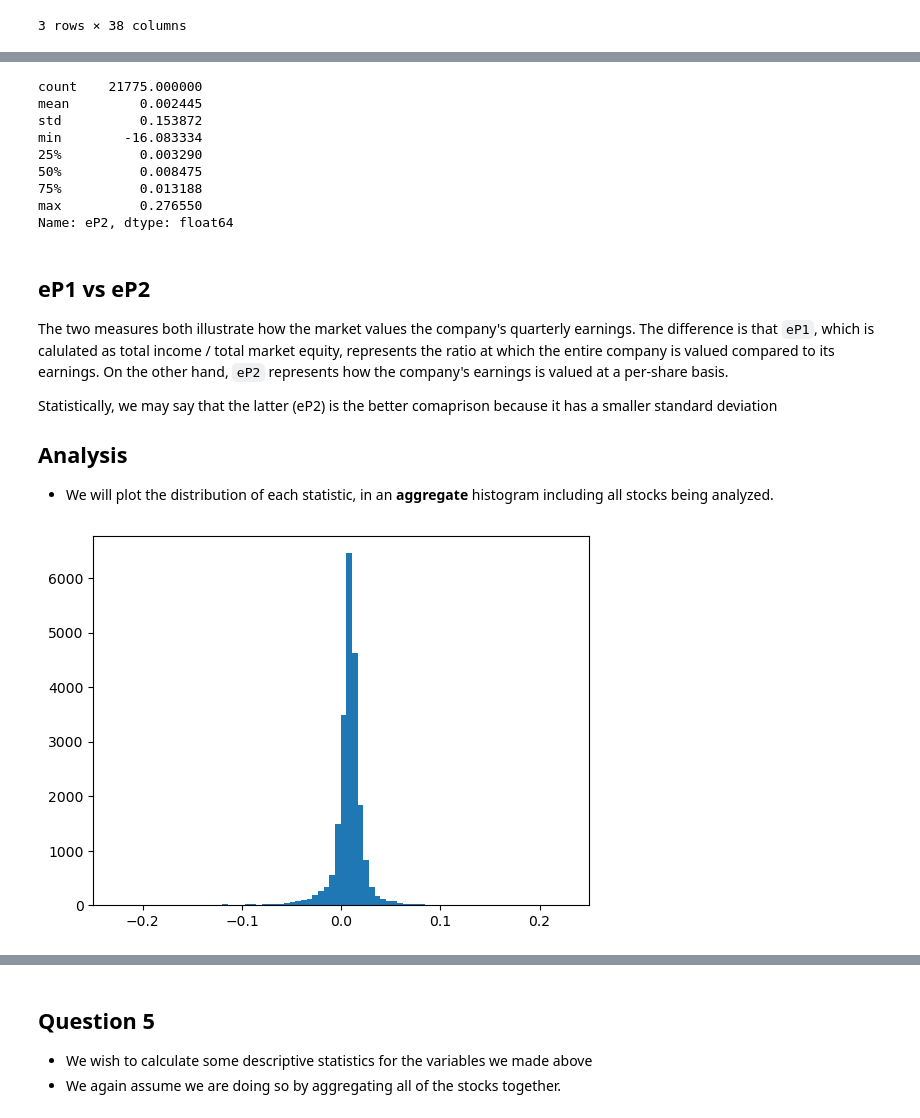
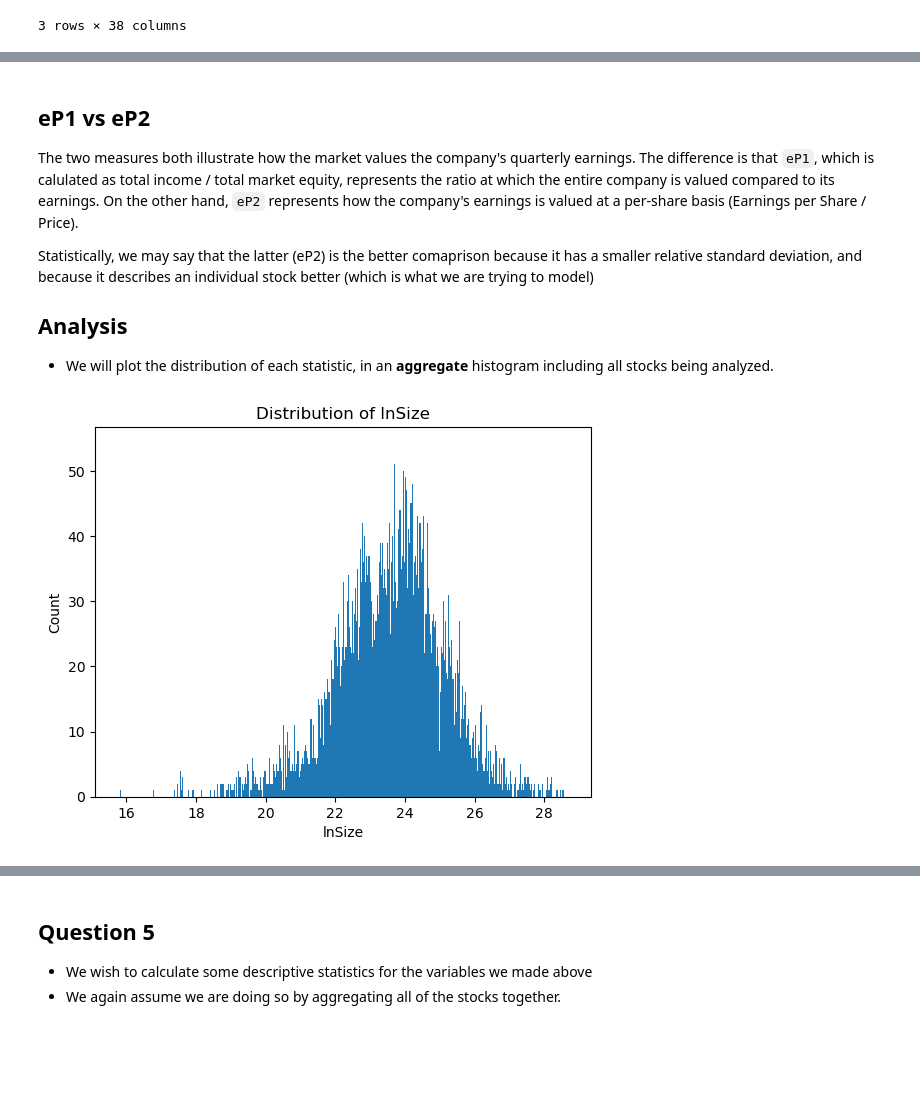
Before and after one commit to uWaterloo-CFM/CFM-301, a Jupyter notebook: Assignment 2/Assignment 2.ipynb, the cells around one changed output, grey strips where cells are left out. Drawn from its saved outputs; the diff is of its cells as text; code cells hidden in the pictures; blank space fills up the shorter version.

```diff
--- a/Assignment 2/Assignment 2.ipynb
+++ b/Assignment 2/Assignment 2.ipynb
@@ -130,7 +130,8 @@ df_compustat_crsp_2000_2022 = df_compustat_crsp.loc[df_compustat_crsp["DATE"] >=
 # %%
 df_compustat_crsp_2000_2022.reset_index(inplace=True)
 # %%
-# df_compustat_crsp_2000_2022.dropna(axis=0, inplace=True)
+# Drop null values
+df_compustat_crsp_2000_2022.dropna(axis=0, inplace=True)
 # %%
 df_compustat_crsp_2000_2022
 # %% [output]
@@ -222,28 +215,18 @@ Name: eP1, dtype: float64
-# %%
-df_compustat_crsp_2000_2022.eP2.describe()
-# %% [output]
-count    21775.000000
-mean         0.002445
-std          0.153872
-min        -16.083334
-25%          0.003290
-50%          0.008475
-75%          0.013188
-max          0.276550
-Name: eP2, dtype: float64
 # %% [markdown]
 ## eP1 vs eP2
 
-The two measures both illustrate how the market values the company's quarterly earnings. The difference is that `eP1`, which is calulated as total income / total market equity, represents the ratio at which the entire company is valued compared to its earnings. On the other hand, `eP2` represents how the company's earnings is valued at a per-share basis.
+The two measures both illustrate how the market values the company's quarterly earnings. The difference is that `eP1`, which is calulated as total income / total market equity, represents the ratio at which the entire company is valued compared to its earnings. On the other hand, `eP2` represents how the company's earnings is valued at a per-share basis (Earnings per Share / Price).
 
-Statistically, we may say that the latter (eP2) is the better comaprison because it has a smaller standard deviation
+Statistically, we may say that the latter (eP2) is the better comaprison because it has a smaller relative standard deviation, and because it describes an individual stock better (which is what we are trying to model)
 
 ## Analysis
 - We will plot the distribution of each statistic, in an **aggregate** histogram including all stocks being analyzed.
 # %%
-plt.hist(df_compustat_crsp_2000_2022["eP1"], bins=2000)
-# Remove outlier
-plt.xlim(-0.25, 0.25)
+plt.hist(df_compustat_crsp_2000_2022["lnSize"], bins=2000)
+plt.title("Distribution of lnSize")
+plt.xlabel("lnSize")
+plt.ylabel("Count")
+
 plt.show()
 # %% [output]
-[figure, old version]
+[figure, new version]
```
Also changed, not shown: parts of 22 cells of this notebook, 2 other files.
